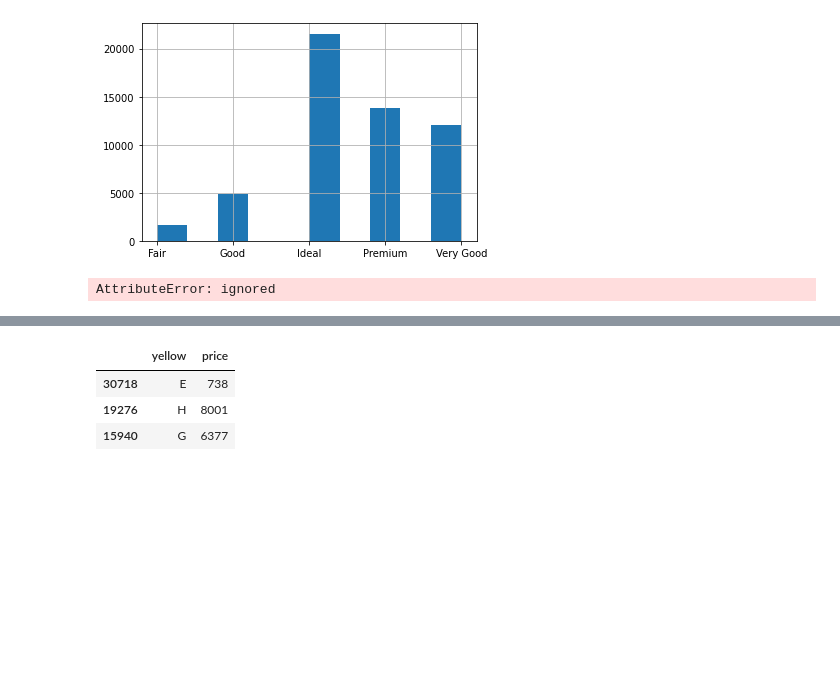
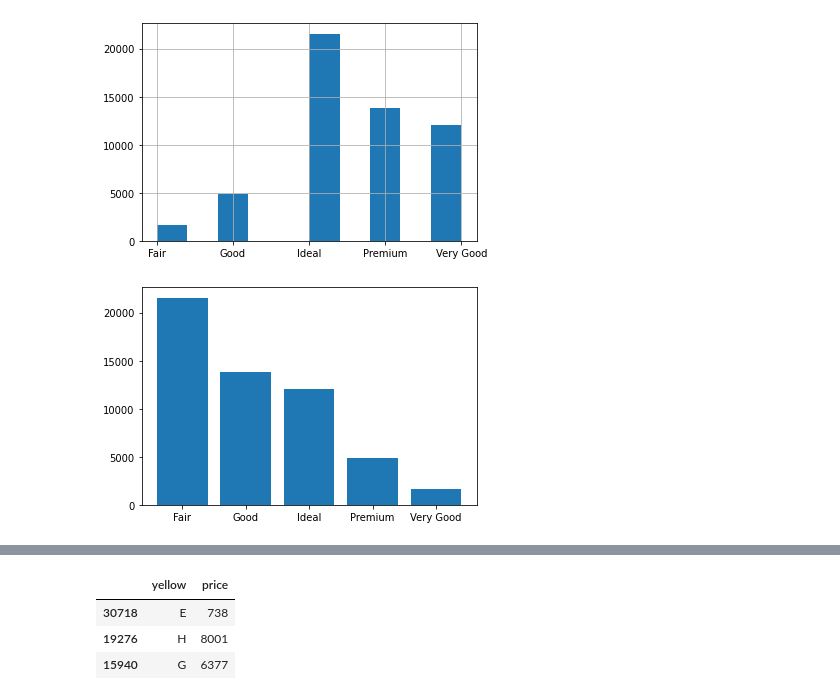
Before and after one commit to leyresaenz1/Python, a Jupyter notebook: TP1_SaenzGuillen_Zottos.ipynb, the cells around one changed output, grey strips where cells are left out. Cells and saved outputs as stored; diff of their text form; code cells hidden in the pictures; blank space fills up the shorter version.

```diff
--- a/TP1_SaenzGuillen_Zottos.ipynb
+++ b/TP1_SaenzGuillen_Zottos.ipynb
@@ -370,15 +371,18 @@ df["cut"].hist()
 <matplotlib.axes._subplots.AxesSubplot at 0x...>
 [figure]
 # %%
-#Crear un gráfico de barras de ‘cut’--> NO ME SALE SOLO CON COLUMNA CUT
-import pandas as pd
+#Crear un gráfico de barras de ‘cut’
 import matplotlib.pyplot as plt
+import plotly.express as px
 
-pd.df(data,columns=["cut"])
-df.plot(kind="bar",figsize=(9,8))
+x_values = df['cut'].unique()
+y_values = df['cut'].value_counts().tolist()
+
+plt.bar(x_values, y_values)
 plt.show()
+plt.close('all')
 # %% [output]
-AttributeError: ignored
+[figure, added]
 # %%
 #Contar el número de missing valies en cada columna
 df.isnull().sum()
```
Also changed, not shown: parts of 11 cells of this notebook.
